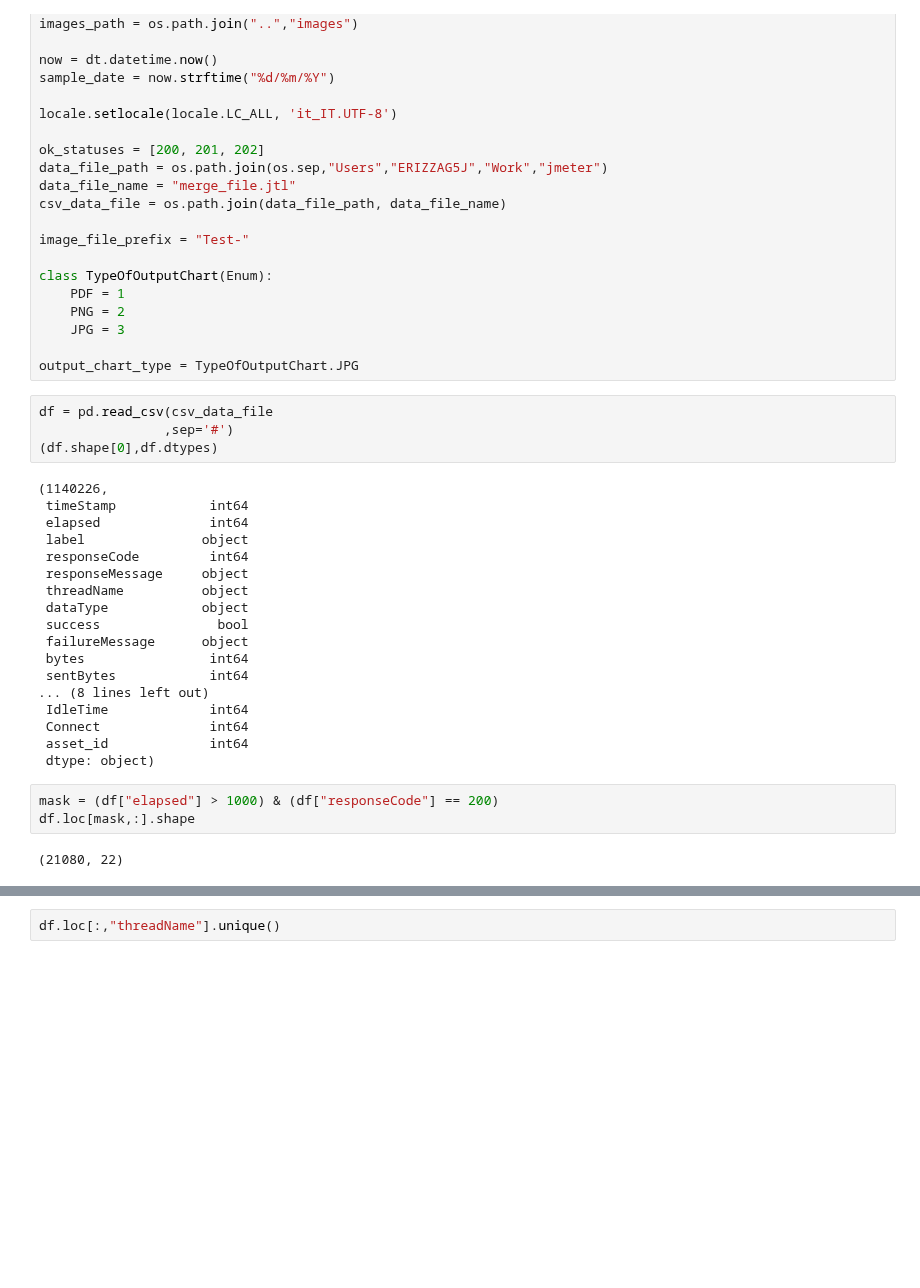
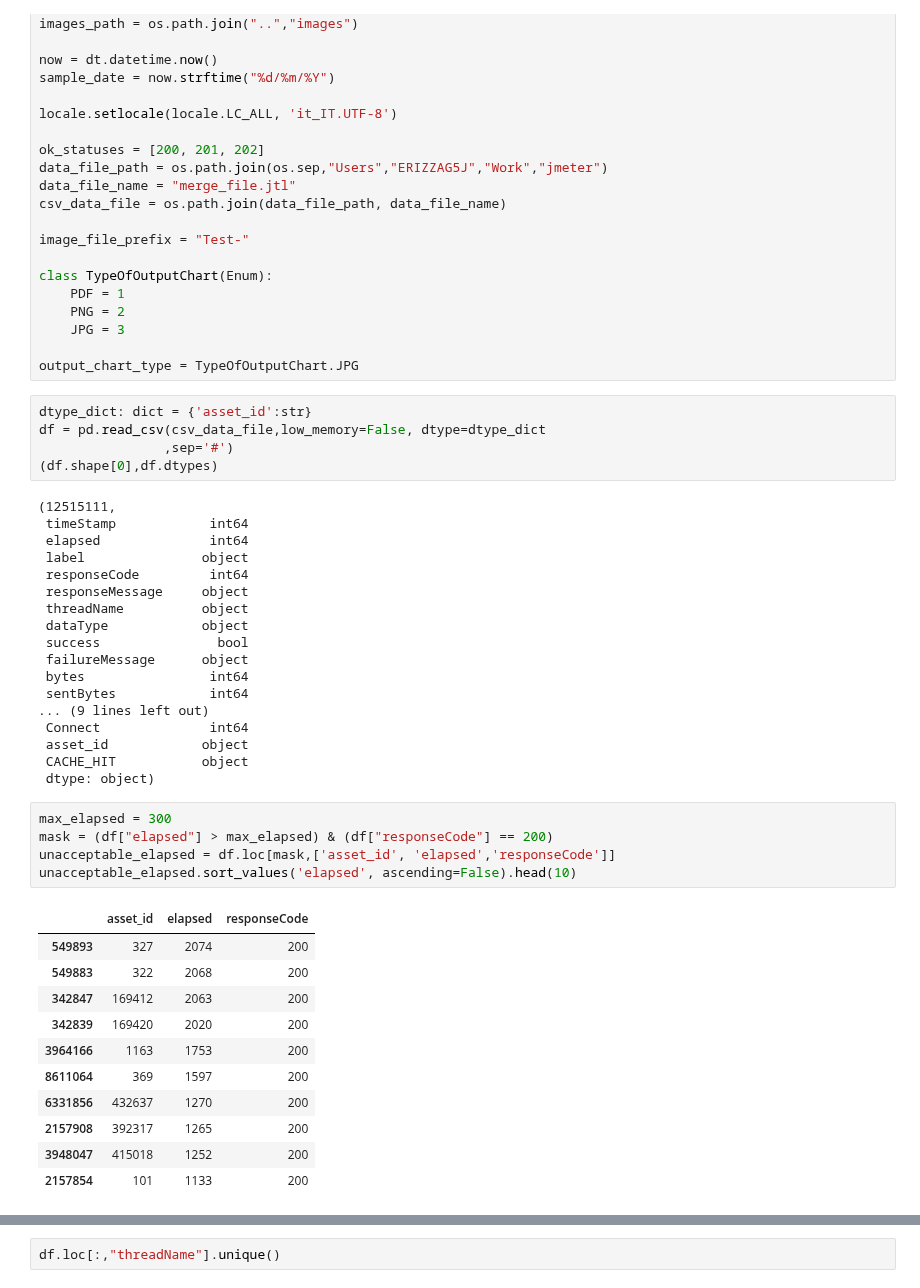
Before and after one commit to p-giovanni/JMeter_report, a Jupyter notebook: notebook/JMeter_JTL_analisys.ipynb, the cells around one changed output, grey strips where cells are left out. Cells and saved outputs as stored; diff of their text form; blank space fills up the shorter version.

```diff
--- a/notebook/JMeter_JTL_analisys.ipynb
+++ b/notebook/JMeter_JTL_analisys.ipynb
@@ -43,11 +62,12 @@ class TypeOfOutputChart(Enum):
 
 output_chart_type = TypeOfOutputChart.JPG
 # %%
-df = pd.read_csv(csv_data_file
+dtype_dict: dict = {'asset_id':str}
+df = pd.read_csv(csv_data_file,low_memory=False, dtype=dtype_dict
                 ,sep='#')
 (df.shape[0],df.dtypes)
 # %% [output]
-(1140226,
+(12515111,
  timeStamp            int64
  elapsed              int64
  label               object
@@ -59,13 +79,25 @@ df = pd.read_csv(csv_data_file
  failureMessage      object
  bytes                int64
  sentBytes            int64
-... (8 lines left out)
- IdleTime             int64
+... (9 lines left out)
  Connect              int64
- asset_id             int64
+ asset_id            object
+ CACHE_HIT           object
  dtype: object)
 # %%
-mask = (df["elapsed"] > 1000) & (df["responseCode"] == 200)
-df.loc[mask,:].shape
+max_elapsed = 300
+mask = (df["elapsed"] > max_elapsed) & (df["responseCode"] == 200)
+unacceptable_elapsed = df.loc[mask,['asset_id', 'elapsed','responseCode']]
+unacceptable_elapsed.sort_values('elapsed', ascending=False).head(10)
 # %% [output]
-(21080, 22)
+|  | asset_id | elapsed | responseCode |
+| 549893 | 327 | 2074 | 200 |
+| 549883 | 322 | 2068 | 200 |
+| 342847 | 169412 | 2063 | 200 |
+| 342839 | 169420 | 2020 | 200 |
+| 3964166 | 1163 | 1753 | 200 |
+| 8611064 | 369 | 1597 | 200 |
+| 6331856 | 432637 | 1270 | 200 |
+| 2157908 | 392317 | 1265 | 200 |
+| 3948047 | 415018 | 1252 | 200 |
+| 2157854 | 101 | 1133 | 200 |
```
Also changed, not shown: parts of 4 cells of this notebook, 2 other files.
